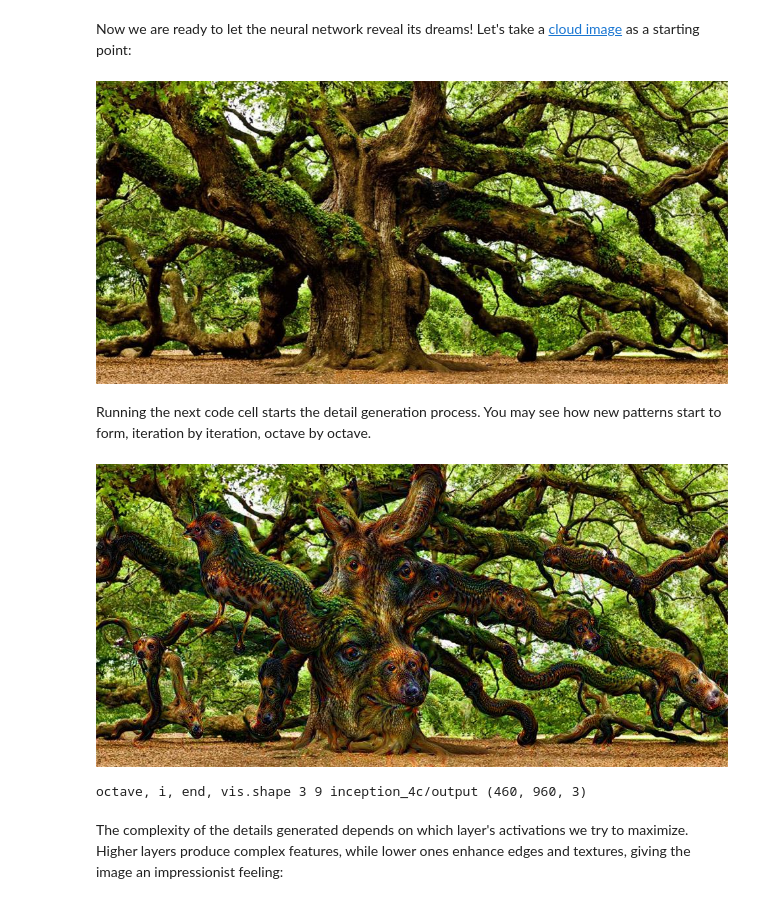
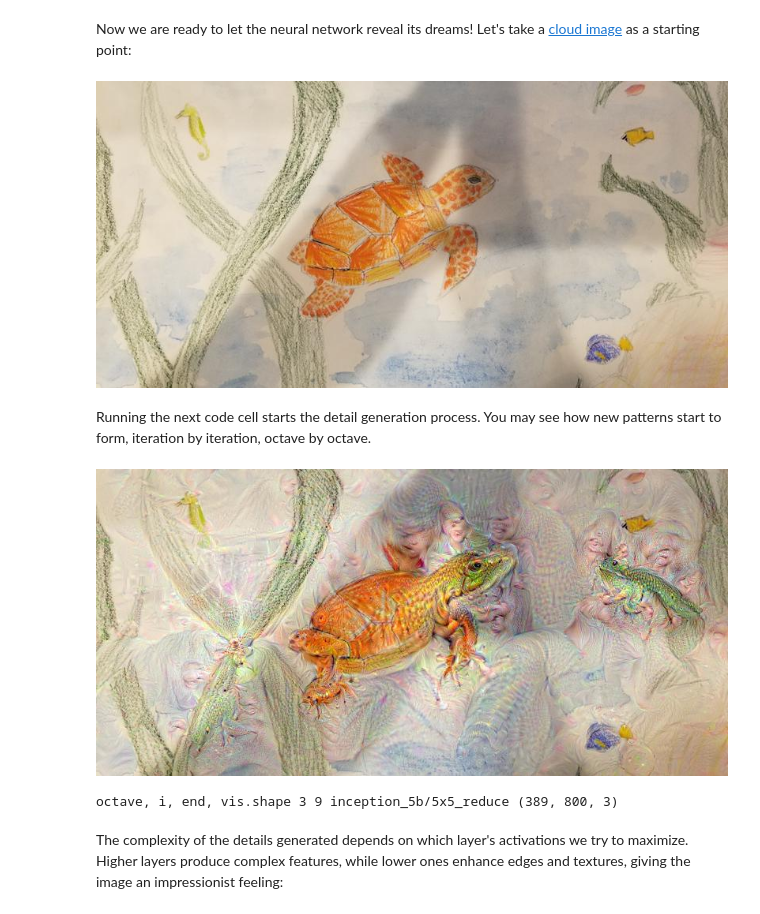
Before and after one commit to xunxdd/ILML---Google-Deep-Dream, a Jupyter notebook: dream.ipynb, the cells around one changed output. Drawn from its saved outputs; the diff is of its cells as text; code cells hidden in the pictures.

```diff
--- a/dream.ipynb
+++ b/dream.ipynb
@@ -130,17 +130,17 @@ def deepdream(net, base_img, iter_n=10, octave_n=4, octave_scale=1.4,
 # %% [markdown]
 Now we are ready to let the neural network reveal its dreams! Let's take a [cloud image](https://commons.wikimedia.org/wiki/File:Appearance_of_sky_for_weather_forecast,_Dhaka,_Bangladesh.JPG) as a starting point:
 # %%
-img = np.float32(PIL.Image.open('tree.jpg'))
+img = np.float32(PIL.Image.open('attachments/sea.jpg'))
 showarray(img)
 # %% [output]
-[figure, old version]
+[figure, new version]
 # %% [markdown]
 Running the next code cell starts the detail generation process. You may see how new patterns start to form, iteration by iteration, octave by octave.
 # %%
-_=deepdream(net, img)
+_=deepdream(net, img, end='inception_5b/5x5_reduce')
 # %% [output]
-[figure, old version]
+[figure, new version]
-octave, i, end, vis.shape 3 9 inception_4c/output (460, 960, 3)
+octave, i, end, vis.shape 3 9 inception_5b/5x5_reduce (389, 800, 3)
 # %% [markdown]
 The complexity of the details generated depends on which layer's activations we try to maximize. Higher layers produce complex features, while lower ones enhance edges and textures, giving the image an impressionist feeling:
 # %%
```
Also changed, not shown: parts of 2 cells of this notebook, 7 other files.
